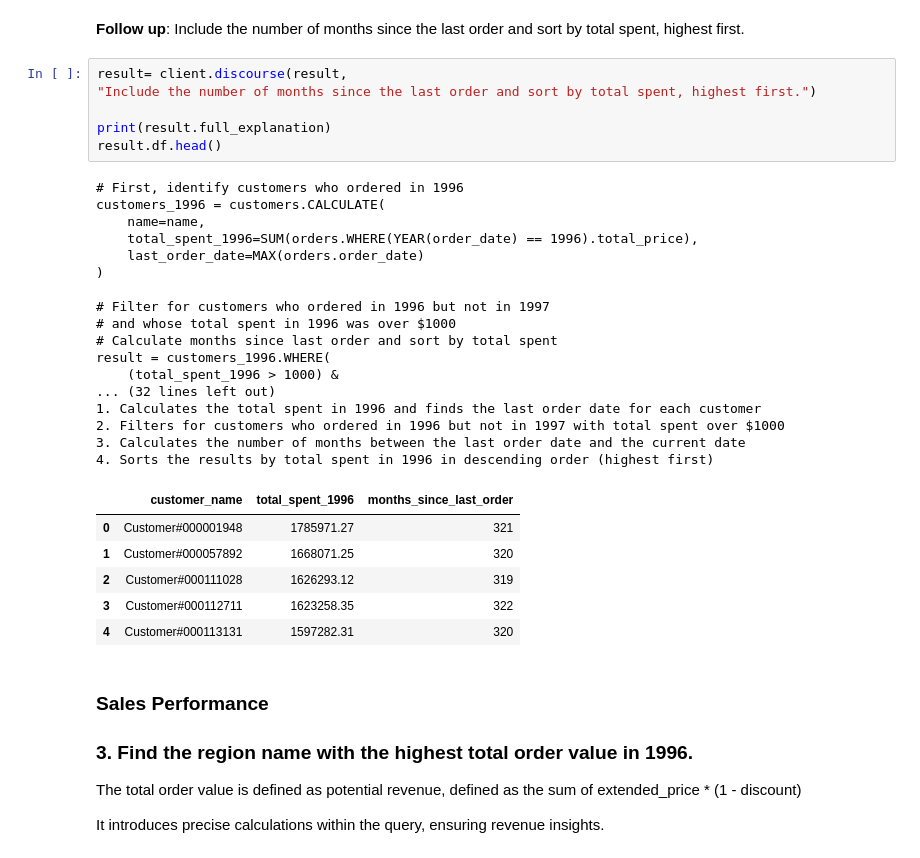
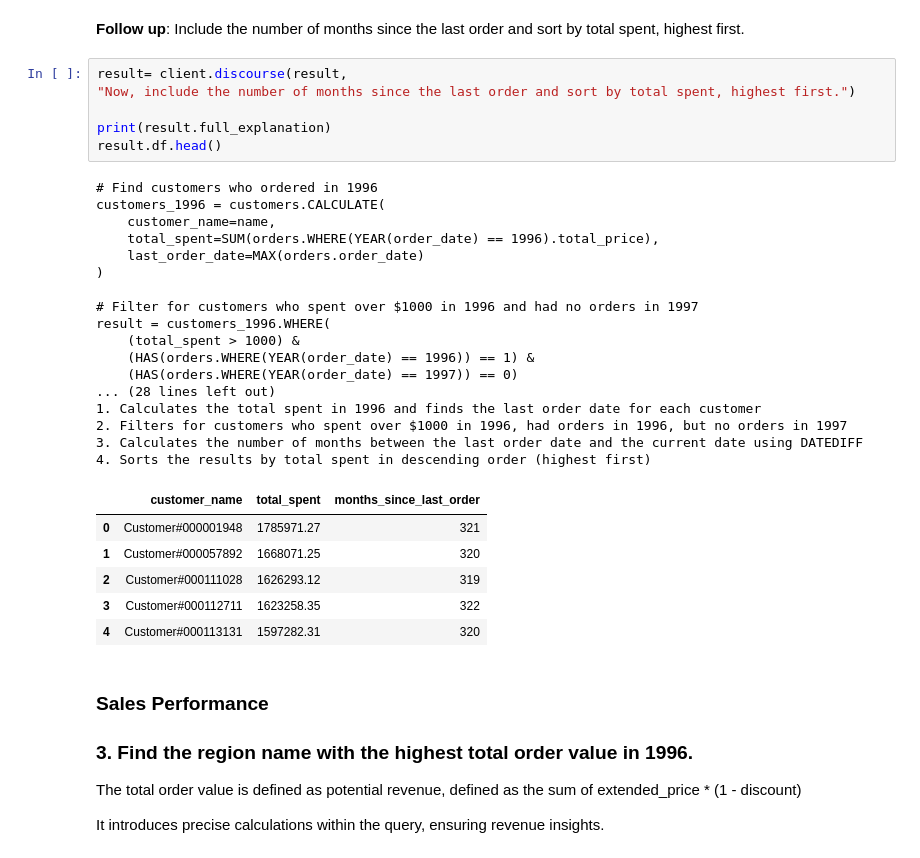
Before and after one commit to bodo-ai/text2pydough, a Jupyter notebook: workbench/AAraya/demo/llm_demo.ipynb, the cells around one changed output. Drawn from its saved outputs; the diff is of its cells as text.

```diff
--- a/workbench/AAraya/demo/llm_demo.ipynb
+++ b/workbench/AAraya/demo/llm_demo.ipynb
@@ -418,29 +422,29 @@ result = customers_1996.WHERE(
 **Follow up**: Include the number of months since the last order and sort by total spent, highest first.
 # %%
 result= client.discourse(result,
-"Include the number of months since the last order and sort by total spent, highest first.")
+"Now, include the number of months since the last order and sort by total spent, highest first.")
 
 print(result.full_explanation)
 result.df.head()
 # %% [output]
-# First, identify customers who ordered in 1996
+# Find customers who ordered in 1996
 customers_1996 = customers.CALCULATE(
-    name=name,
-    total_spent_1996=SUM(orders.WHERE(YEAR(order_date) == 1996).total_price),
+    customer_name=name,
+    total_spent=SUM(orders.WHERE(YEAR(order_date) == 1996).total_price),
     last_order_date=MAX(orders.order_date)
 )
 
-# Filter for customers who ordered in 1996 but not in 1997
-# and whose total spent in 1996 was over $1000
-# Calculate months since last order and sort by total spent
+# Filter for customers who spent over $1000 in 1996 and had no orders in 1997
 result = customers_1996.WHERE(
-    (total_spent_1996 > 1000) &
-... (32 lines left out)
+    (total_spent > 1000) &
+    (HAS(orders.WHERE(YEAR(order_date) == 1996)) == 1) &
+    (HAS(orders.WHERE(YEAR(order_date) == 1997)) == 0)
+... (28 lines left out)
 1. Calculates the total spent in 1996 and finds the last order date for each customer
-2. Filters for customers who ordered in 1996 but not in 1997 with total spent over $1000
-3. Calculates the number of months between the last order date and the current date
-4. Sorts the results by total spent in 1996 in descending order (highest first)
+2. Filters for customers who spent over $1000 in 1996, had orders in 1996, but no orders in 1997
+3. Calculates the number of months between the last order date and the current date using DATEDIFF
+4. Sorts the results by total spent in descending order (highest first)
-|  | customer_name | total_spent_1996 | months_since_last_order |
+|  | customer_name | total_spent | months_since_last_order |
 | 0 | Customer#000001948 | 1785971.27 | 321 |
 | 1 | Customer#000057892 | 1668071.25 | 320 |
 | 2 | Customer#000111028 | 1626293.12 | 319 |
```
Also changed, not shown: parts of 14 cells of this notebook.
